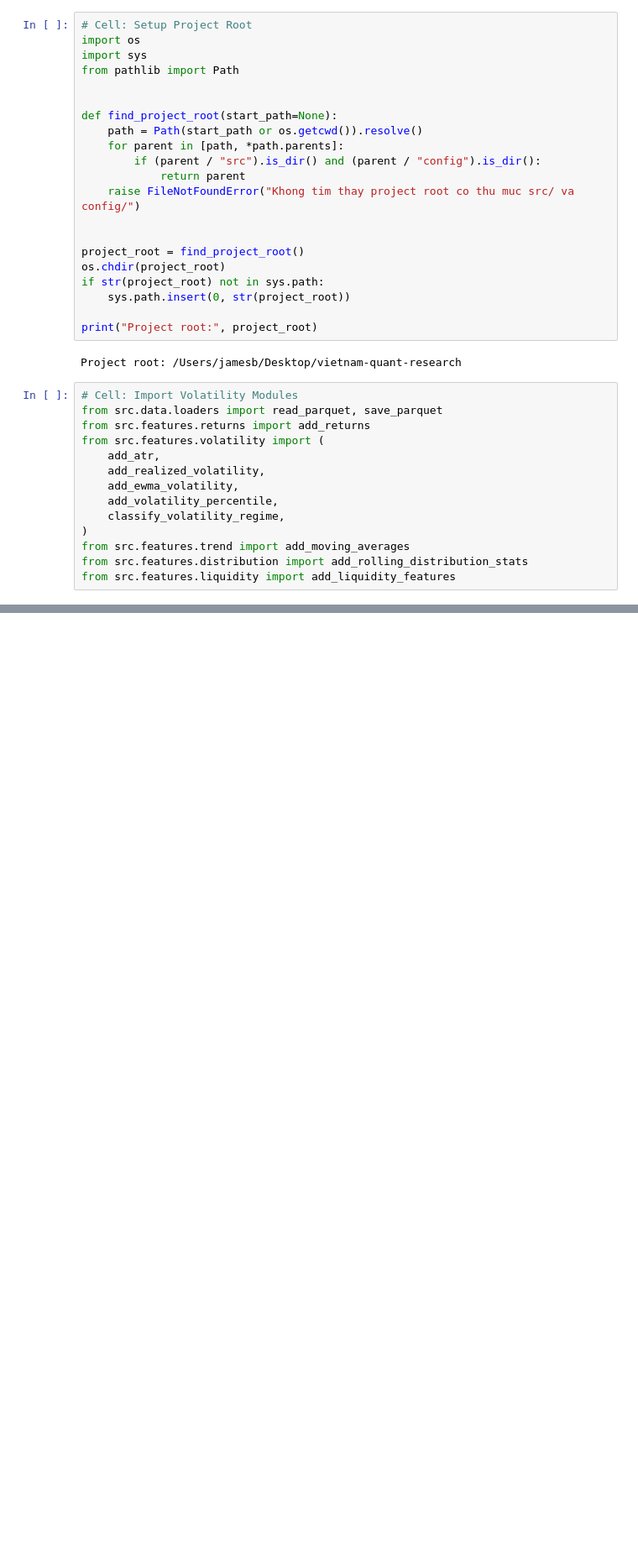
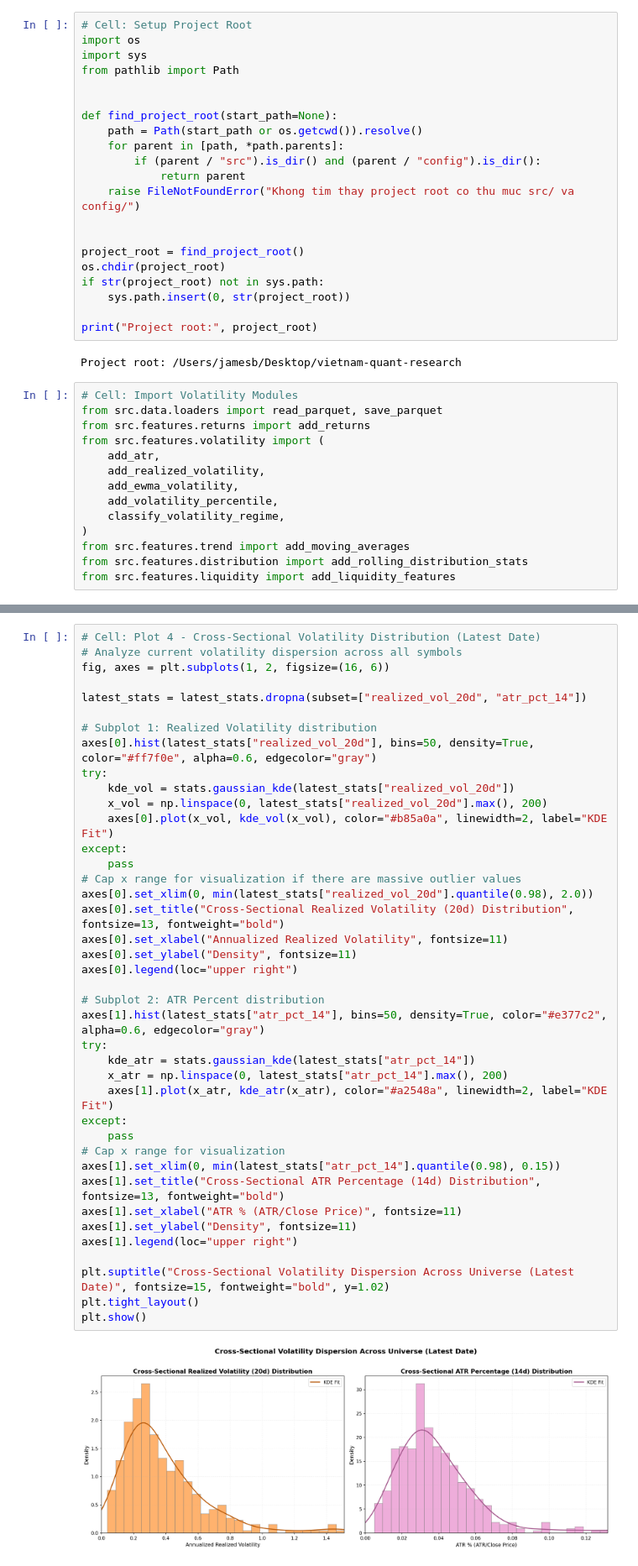
Before and after one commit to ArthurtheFin/vietnam-quant-research, a Jupyter notebook: notebooks/02_market_research/05_volatility_regime.ipynb, the cells around one changed output, grey strips where cells are left out. Shown at 84% size. Cells and saved outputs as stored; diff of their text form; blank space fills up the shorter version.

```diff
--- a/notebooks/02_market_research/05_volatility_regime.ipynb
+++ b/notebooks/02_market_research/05_volatility_regime.ipynb
@@ -105,0 +235,42 @@ Name: count, dtype: int64
+# %%
+# Cell: Plot 4 - Cross-Sectional Volatility Distribution (Latest Date)
+# Analyze current volatility dispersion across all symbols
+fig, axes = plt.subplots(1, 2, figsize=(16, 6))
+
+latest_stats = latest_stats.dropna(subset=["realized_vol_20d", "atr_pct_14"])
+
+# Subplot 1: Realized Volatility distribution
+axes[0].hist(latest_stats["realized_vol_20d"], bins=50, density=True, color="#ff7f0e", alpha=0.6, edgecolor="gray")
+try:
+    kde_vol = stats.gaussian_kde(latest_stats["realized_vol_20d"])
+    x_vol = np.linspace(0, latest_stats["realized_vol_20d"].max(), 200)
+    axes[0].plot(x_vol, kde_vol(x_vol), color="#b85a0a", linewidth=2, label="KDE Fit")
+except:
+    pass
+# Cap x range for visualization if there are massive outlier values
+axes[0].set_xlim(0, min(latest_stats["realized_vol_20d"].quantile(0.98), 2.0))
+axes[0].set_title("Cross-Sectional Realized Volatility (20d) Distribution", fontsize=13, fontweight="bold")
+axes[0].set_xlabel("Annualized Realized Volatility", fontsize=11)
+axes[0].set_ylabel("Density", fontsize=11)
+axes[0].legend(loc="upper right")
+
+# Subplot 2: ATR Percent distribution
+axes[1].hist(latest_stats["atr_pct_14"], bins=50, density=True, color="#e377c2", alpha=0.6, edgecolor="gray")
+try:
+    kde_atr = stats.gaussian_kde(latest_stats["atr_pct_14"])
+    x_atr = np.linspace(0, latest_stats["atr_pct_14"].max(), 200)
+    axes[1].plot(x_atr, kde_atr(x_atr), color="#a2548a", linewidth=2, label="KDE Fit")
+except:
+    pass
+# Cap x range for visualization
+axes[1].set_xlim(0, min(latest_stats["atr_pct_14"].quantile(0.98), 0.15))
+axes[1].set_title("Cross-Sectional ATR Percentage (14d) Distribution", fontsize=13, fontweight="bold")
+axes[1].set_xlabel("ATR % (ATR/Close Price)", fontsize=11)
+axes[1].set_ylabel("Density", fontsize=11)
+axes[1].legend(loc="upper right")
+
+plt.suptitle("Cross-Sectional Volatility Dispersion Across Universe (Latest Date)", fontsize=15, fontweight="bold", y=1.02)
+plt.tight_layout()
+plt.show()
+# %% [output]
+[figure, added]
```
Also changed, not shown: parts of 8 cells of this notebook, 8 other files.
